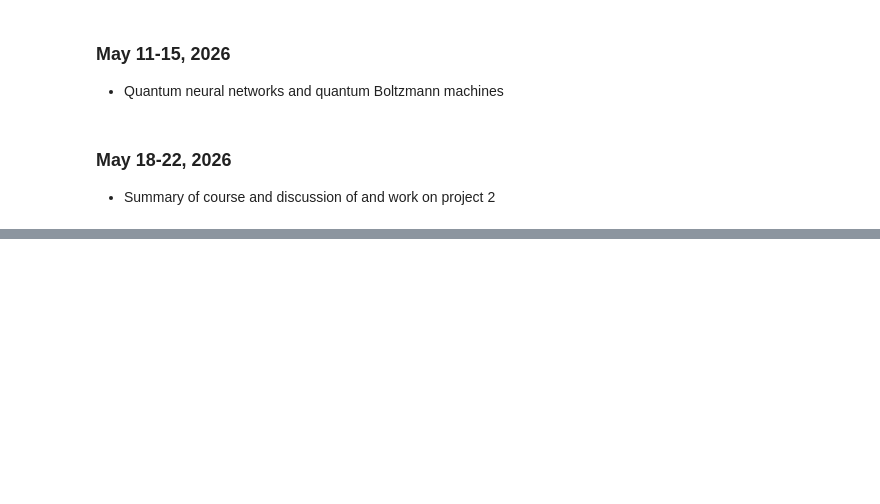
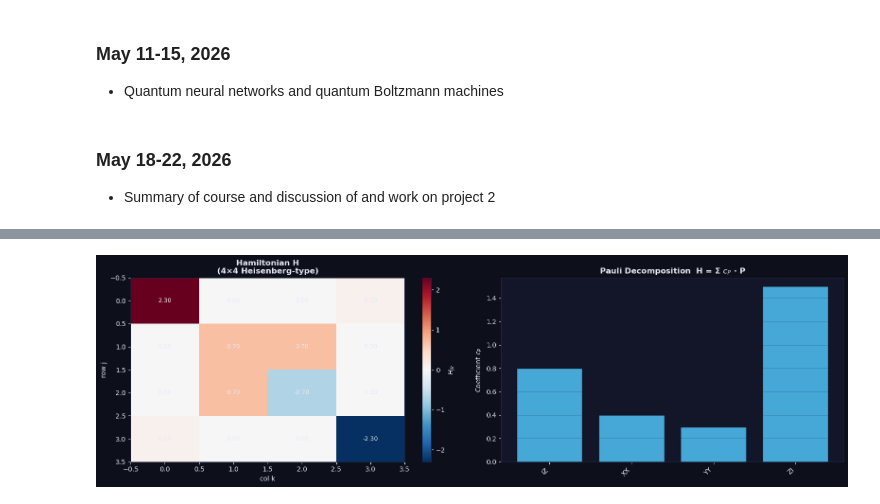
Before and after one commit to CompPhysics/QuantumComputingMachineLearning, a Jupyter notebook: doc/pub/week11/ipynb/week11.ipynb, the cells around one changed output, grey strips where cells are left out. Saved outputs shown, nothing was run; the diff lists cells and outputs as text; code cells hidden in the pictures; blank space fills up the shorter version.

```diff
--- a/doc/pub/week11/ipynb/week11.ipynb
+++ b/doc/pub/week11/ipynb/week11.ipynb
@@ -110,0 +520,32 @@ Suggestions for project 2 will be presented April 8.
+# %%
+# Visualise Pauli coefficients and Hamiltonian
+fig, axes = plt.subplots(1, 2, figsize=(16, 5))
+
+# Left: Hamiltonian heatmap
+ax = axes[0]
+vabs = max(np.abs(H).max(), 1e-9)
+im = ax.imshow(H, cmap='RdBu_r', vmin=-vabs, vmax=vabs,
+               interpolation='nearest', aspect='auto')
+plt.colorbar(im, ax=ax, label='$H_{jk}$')
+for i in range(4):
+    for j in range(4):
+        ax.text(j, i, f'{H[i,j]:.2f}', ha='center', va='center',
+                fontsize=9, color='white' if abs(H[i,j])>vabs*0.4 else TEXT)
+ax.set_title('Hamiltonian H\n(4×4 Heisenberg-type)',
+             fontweight='bold', color=TEXT)
+ax.set_xlabel('col k'); ax.set_ylabel('row j')
+
+# Right: Pauli bar chart
+ax2 = axes[1]
+lbls = list(coeffs.keys()); vals = [coeffs[l].real for l in lbls]
+cols = [ACCENT if v>=0 else WARM for v in vals]
+ax2.bar(range(len(lbls)), vals, color=cols, edgecolor=BG, alpha=0.85)
+ax2.set_xticks(range(len(lbls))); ax2.set_xticklabels(lbls, rotation=45, ha='right')
+ax2.axhline(0, color=GRID, lw=1)
+ax2.set_title('Pauli Decomposition  H = Σ $c_P$ · P',
+              fontweight='bold', color=TEXT)
+ax2.set_ylabel('Coefficient $c_P$')
+ax2.grid(True, alpha=0.35, axis='y')
+plt.tight_layout(); plt.show()
+# %% [output]
+[figure, added]
```
Also changed, not shown: parts of 24 cells of this notebook, 2 other files.
